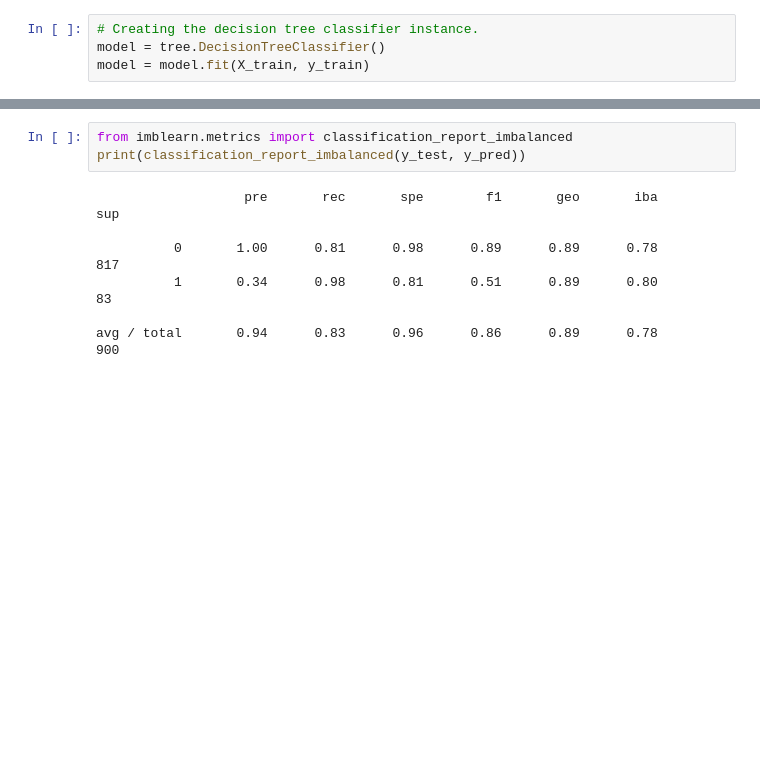
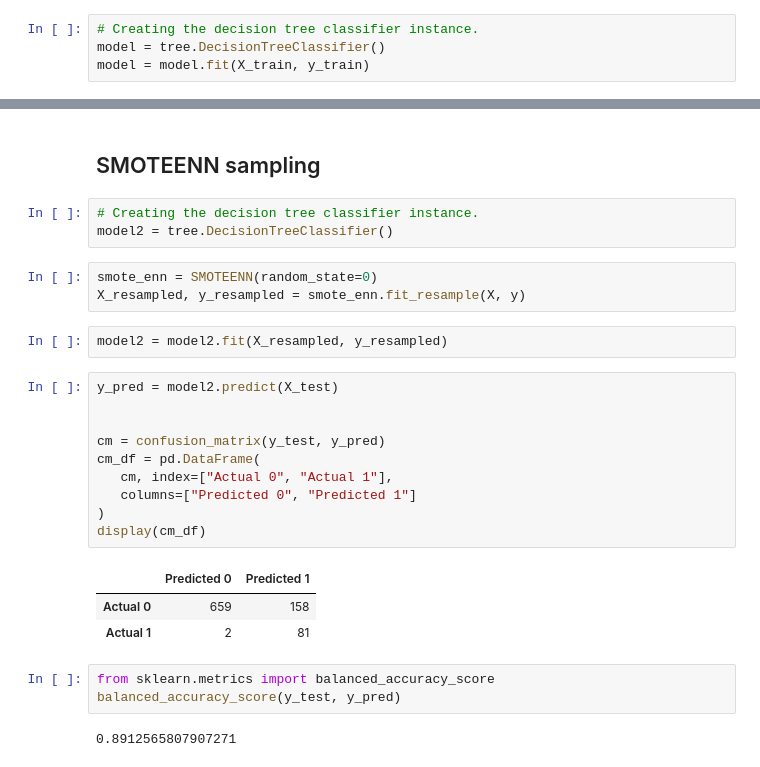
Before and after one commit to sdguerrette/capstone_project, a Jupyter notebook: code/ML_models/classifiers/forest_classification_SMOTEEN_deaths.ipynb, the cells around one changed output, grey strips where cells are left out. Saved outputs shown, nothing was run; the diff lists cells and outputs as text; blank space fills up the shorter version.

Commit message:
further smoteenn analysis

```diff
--- a/code/ML_models/classifiers/forest_classification_SMOTEEN_deaths.ipynb
+++ b/code/ML_models/classifiers/forest_classification_SMOTEEN_deaths.ipynb
@@ -245,10 +221,29 @@ balanced_accuracy_score(y_test, y_pred)
-# %%
-from imblearn.metrics import classification_report_imbalanced
-print(classification_report_imbalanced(y_test, y_pred))
-# %% [output]
-                   pre       rec       spe        f1       geo       iba       sup
-
-          0       1.00      0.81      0.98      0.89      0.89      0.78       817
-          1       0.34      0.98      0.81      0.51      0.89      0.80        83
-
-avg / total       0.94      0.83      0.96      0.86      0.89      0.78       900
+# %% [markdown]
+## SMOTEENN sampling
+# %%
+# Creating the decision tree classifier instance.
+model2 = tree.DecisionTreeClassifier()
+# %%
+smote_enn = SMOTEENN(random_state=0)
+X_resampled, y_resampled = smote_enn.fit_resample(X, y)
+# %%
+model2 = model2.fit(X_resampled, y_resampled)
+# %%
+y_pred = model2.predict(X_test)
+
+
+cm = confusion_matrix(y_test, y_pred)
+cm_df = pd.DataFrame(
+   cm, index=["Actual 0", "Actual 1"],
+   columns=["Predicted 0", "Predicted 1"]
+)
+display(cm_df)
+# %% [output]
+|  | Predicted 0 | Predicted 1 |
+| Actual 0 | 659 | 158 |
+| Actual 1 | 2 | 81 |
+# %%
+from sklearn.metrics import balanced_accuracy_score
+balanced_accuracy_score(y_test, y_pred)
+# %% [output]
+0.8912565807907271
```
Also changed, not shown: parts of 33 cells of this notebook, 5 other files.
